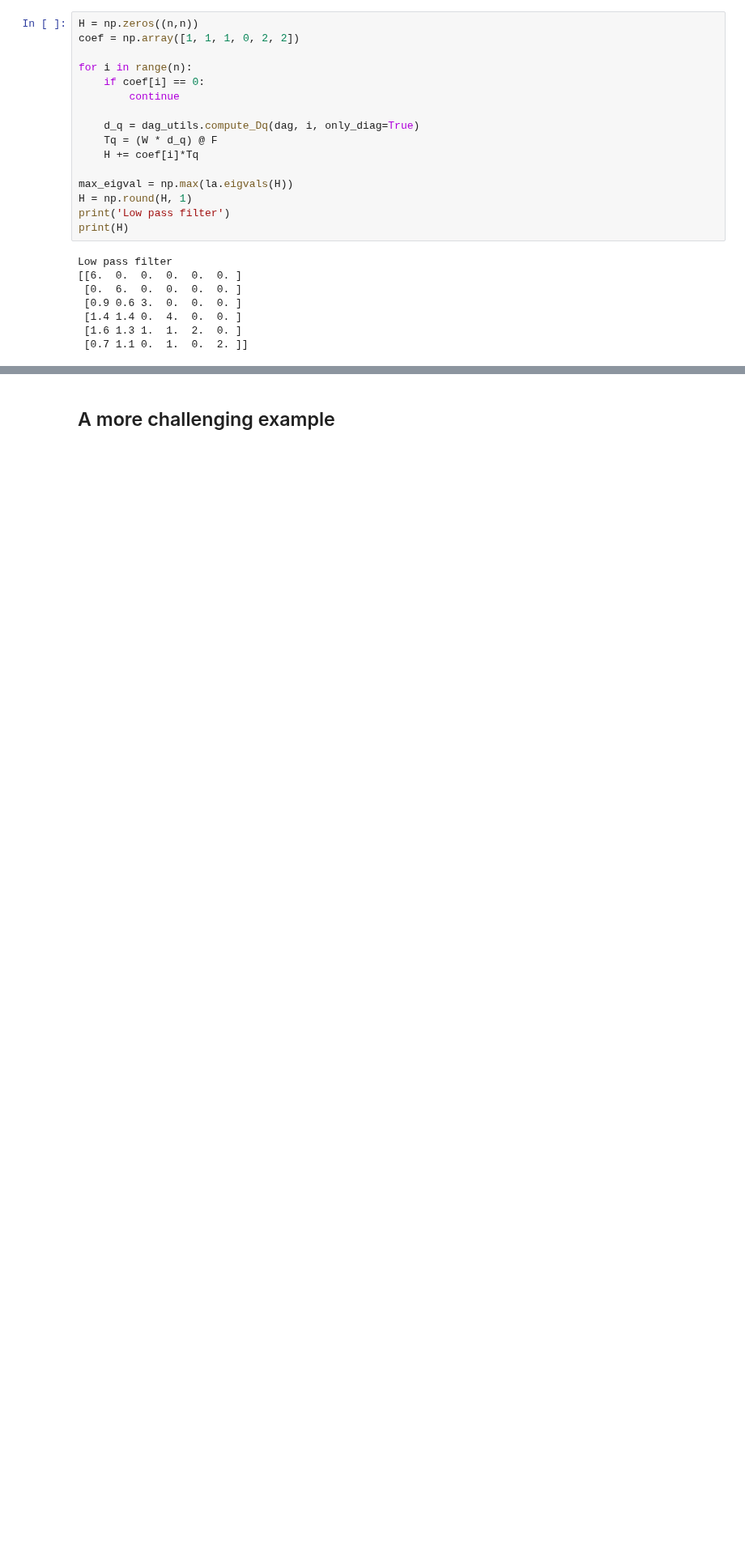
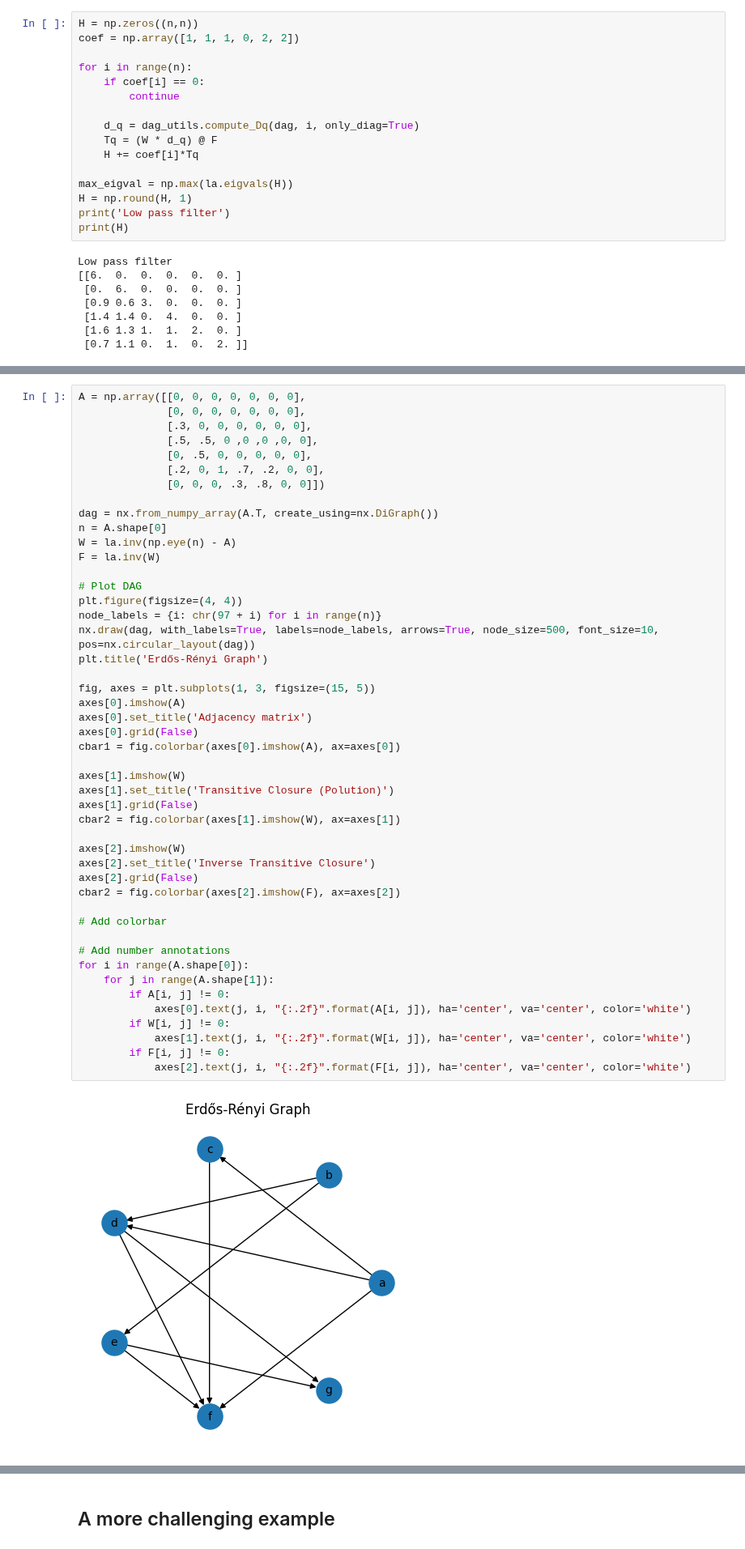
Before and after one commit to reysam93/dag_conv_nn, a Jupyter notebook: example_GSOs.ipynb, the cells around one changed output, grey strips where cells are left out. Shown at 81% size. Saved outputs shown, nothing was run; the diff lists cells and outputs as text; blank space fills up the shorter version.

```diff
--- a/example_GSOs.ipynb
+++ b/example_GSOs.ipynb
@@ -109,0 +130,49 @@ Low pass filter
+# %%
+A = np.array([[0, 0, 0, 0, 0, 0, 0],
+              [0, 0, 0, 0, 0, 0, 0],
+              [.3, 0, 0, 0, 0, 0, 0],
+              [.5, .5, 0 ,0 ,0 ,0, 0],
+              [0, .5, 0, 0, 0, 0, 0],
+              [.2, 0, 1, .7, .2, 0, 0],
+              [0, 0, 0, .3, .8, 0, 0]])
+
+dag = nx.from_numpy_array(A.T, create_using=nx.DiGraph())
+n = A.shape[0]
+W = la.inv(np.eye(n) - A)
+F = la.inv(W)
+
+# Plot DAG
+plt.figure(figsize=(4, 4))
+node_labels = {i: chr(97 + i) for i in range(n)}
+nx.draw(dag, with_labels=True, labels=node_labels, arrows=True, node_size=500, font_size=10, pos=nx.circular_layout(dag))
+plt.title('Erdős-Rényi Graph')
+
+fig, axes = plt.subplots(1, 3, figsize=(15, 5))
+axes[0].imshow(A)
+axes[0].set_title('Adjacency matrix')
+axes[0].grid(False)
+cbar1 = fig.colorbar(axes[0].imshow(A), ax=axes[0])
+
+axes[1].imshow(W)
+axes[1].set_title('Transitive Closure (Polution)')
+axes[1].grid(False)
+cbar2 = fig.colorbar(axes[1].imshow(W), ax=axes[1])
+
+axes[2].imshow(W)
+axes[2].set_title('Inverse Transitive Closure')
+axes[2].grid(False)
+cbar2 = fig.colorbar(axes[2].imshow(F), ax=axes[2])
+
+# Add colorbar
+
+# Add number annotations
+for i in range(A.shape[0]):
+    for j in range(A.shape[1]):
+        if A[i, j] != 0:
+            axes[0].text(j, i, "{:.2f}".format(A[i, j]), ha='center', va='center', color='white')
+        if W[i, j] != 0:
+            axes[1].text(j, i, "{:.2f}".format(W[i, j]), ha='center', va='center', color='white')
+        if F[i, j] != 0:
+            axes[2].text(j, i, "{:.2f}".format(F[i, j]), ha='center', va='center', color='white')
+# %% [output]
+[figure, added]
```
Also changed, not shown: parts of 10 cells of this notebook.
